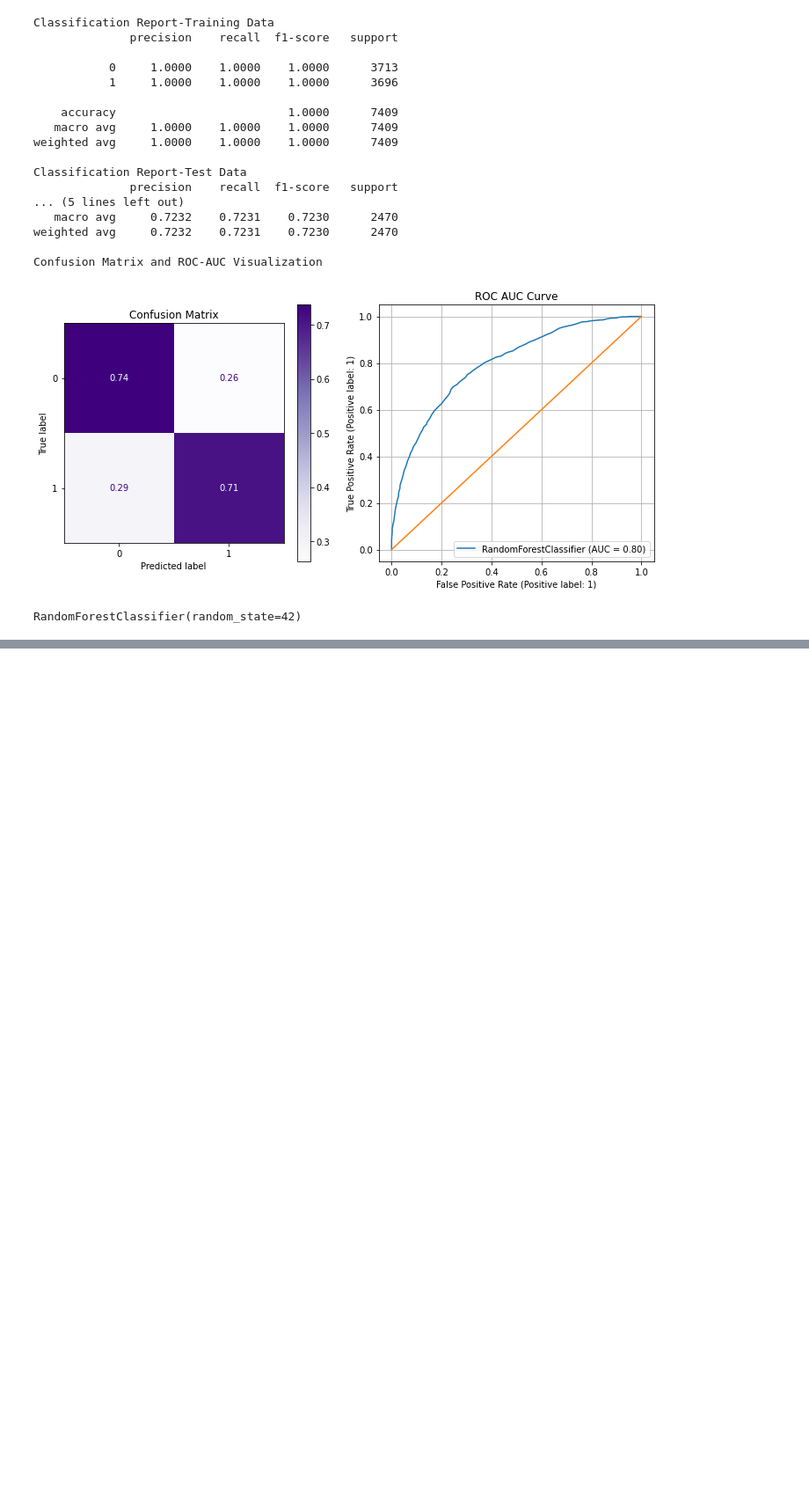
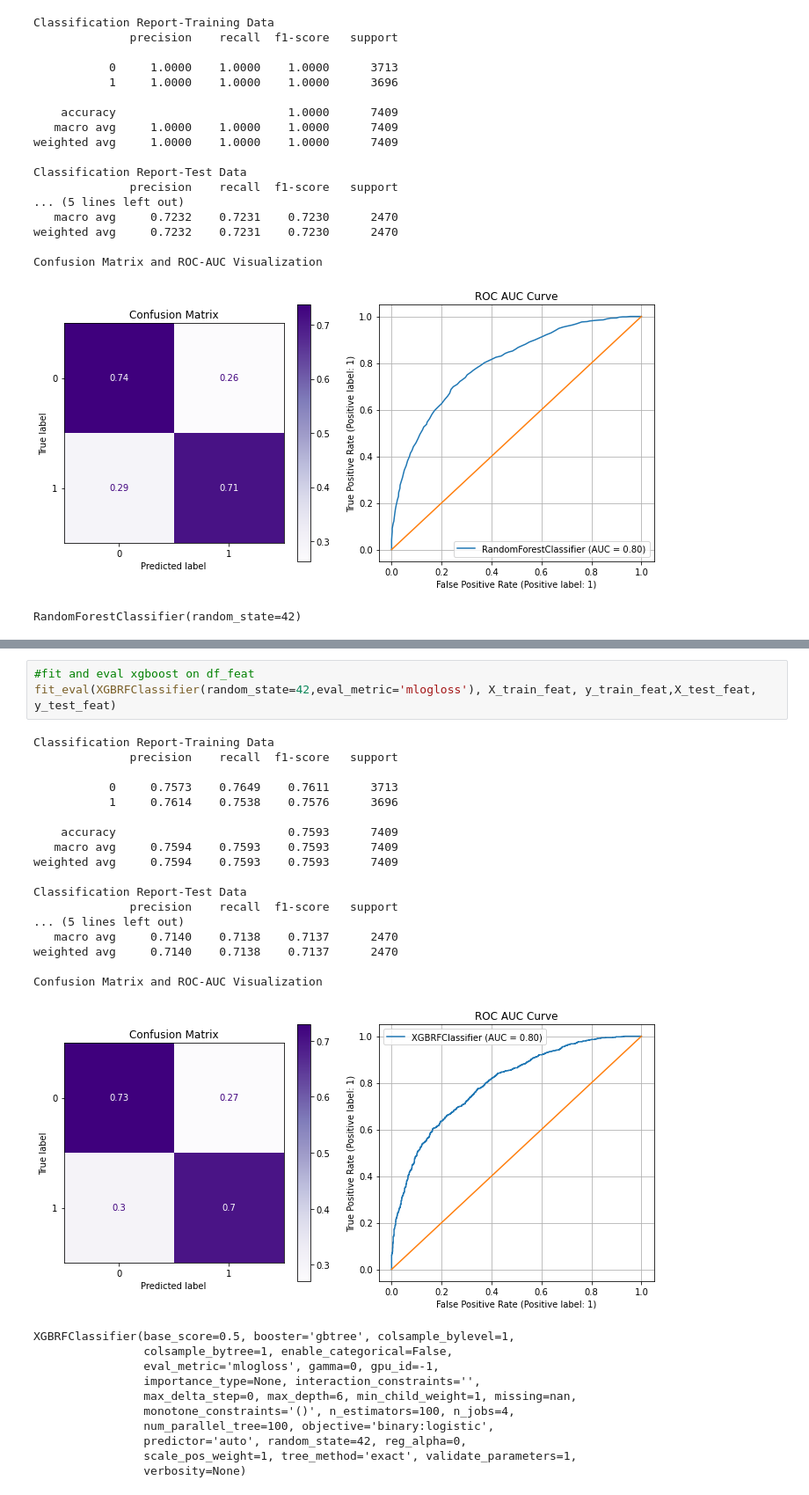
Before and after one commit to EricTHNguyen/My-league-game-analysis, a Jupyter notebook: notebook7b14834385.ipynb, the cells around one changed output, grey strips where cells are left out. Shown at 88% size. Cells and saved outputs as stored; diff of their text form; blank space fills up the shorter version.

```diff
--- a/notebook7b14834385.ipynb
+++ b/notebook7b14834385.ipynb
@@ -517,0 +540,32 @@ RandomForestClassifier(random_state=42)
+# %%
+#fit and eval xgboost on df_feat
+fit_eval(XGBRFClassifier(random_state=42,eval_metric='mlogloss'), X_train_feat, y_train_feat,X_test_feat, y_test_feat)
+# %% [output]
+Classification Report-Training Data
+              precision    recall  f1-score   support
+
+           0     0.7573    0.7649    0.7611      3713
+           1     0.7614    0.7538    0.7576      3696
+
+    accuracy                         0.7593      7409
+   macro avg     0.7594    0.7593    0.7593      7409
+weighted avg     0.7594    0.7593    0.7593      7409
+
+Classification Report-Test Data
+              precision    recall  f1-score   support
+... (5 lines left out)
+   macro avg     0.7140    0.7138    0.7137      2470
+weighted avg     0.7140    0.7138    0.7137      2470
+
+Confusion Matrix and ROC-AUC Visualization
+[figure, added]
+XGBRFClassifier(base_score=0.5, booster='gbtree', colsample_bylevel=1,
+                colsample_bytree=1, enable_categorical=False,
+                eval_metric='mlogloss', gamma=0, gpu_id=-1,
+                importance_type=None, interaction_constraints='',
+                max_delta_step=0, max_depth=6, min_child_weight=1, missing=nan,
+                monotone_constraints='()', n_estimators=100, n_jobs=4,
+                num_parallel_tree=100, objective='binary:logistic',
+                predictor='auto', random_state=42, reg_alpha=0,
+                scale_pos_weight=1, tree_method='exact', validate_parameters=1,
+                verbosity=None)
```
Also changed, not shown: parts of 27 cells of this notebook.
